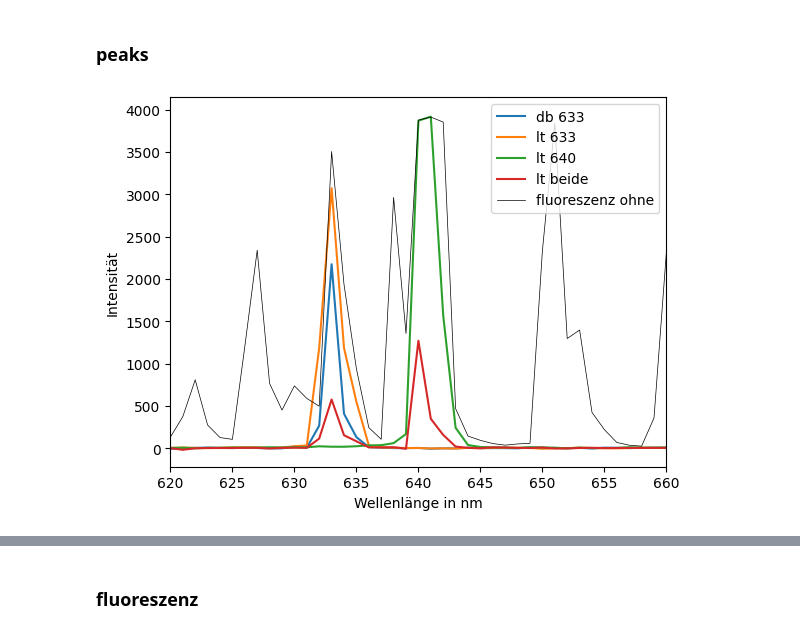
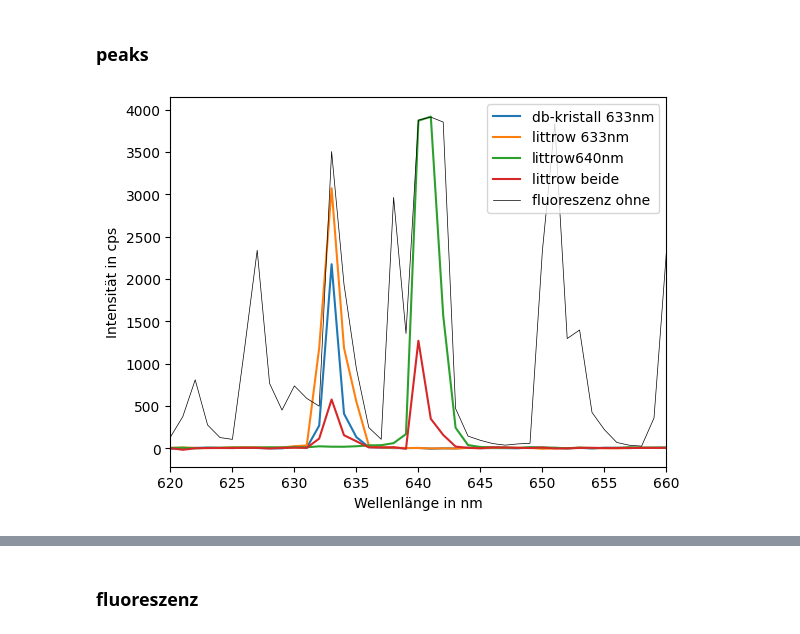
Before and after one commit to emhl/FP1, a Jupyter notebook: HeNe-Laser.ipynb, the cells around one changed output, grey strips where cells are left out. Saved outputs shown, nothing was run; the diff lists cells and outputs as text; code cells hidden in the pictures.

```diff
--- a/HeNe-Laser.ipynb
+++ b/HeNe-Laser.ipynb
@@ -400,17 +401,17 @@ fl_lt_beide = pd.read_table("HeNe-Laser/data/fluoreszenz-littow-beide.txt",decim
 # %% [markdown]
 ### peaks
 # %%
-plt.plot(db_633[0],db_633[1],label='db 633')
-plt.plot(lt_633[0],lt_633[1],label='lt 633')
-plt.plot(lt_640[0],lt_640[1],label='lt 640')
-plt.plot(lt_beide[0],lt_beide[1],label='lt beide')
+plt.plot(db_633[0],db_633[1],label='db-kristall 633nm')
+plt.plot(lt_633[0],lt_633[1],label='littrow 633nm')
+plt.plot(lt_640[0],lt_640[1],label='littrow640nm')
+plt.plot(lt_beide[0],lt_beide[1],label='littrow beide')
 plt.plot(fl_ohne[0],fl_ohne[1],label='fluoreszenz ohne',c='k',lw=.5)
 
 plt.xlim(620,660)
 plt.legend()
 plt.xlabel("Wellenlänge in nm")
-plt.ylabel("Intensität")
+plt.ylabel("Intensität in cps")
 # gleiche messeinstellungen?
 plt.savefig("HeNe-Laser/output/5-peaks.png")
 # %% [output]
-[figure, old version]
+[figure, new version]
```
Also changed, not shown: parts of 7 cells of this notebook, 5 other files.
